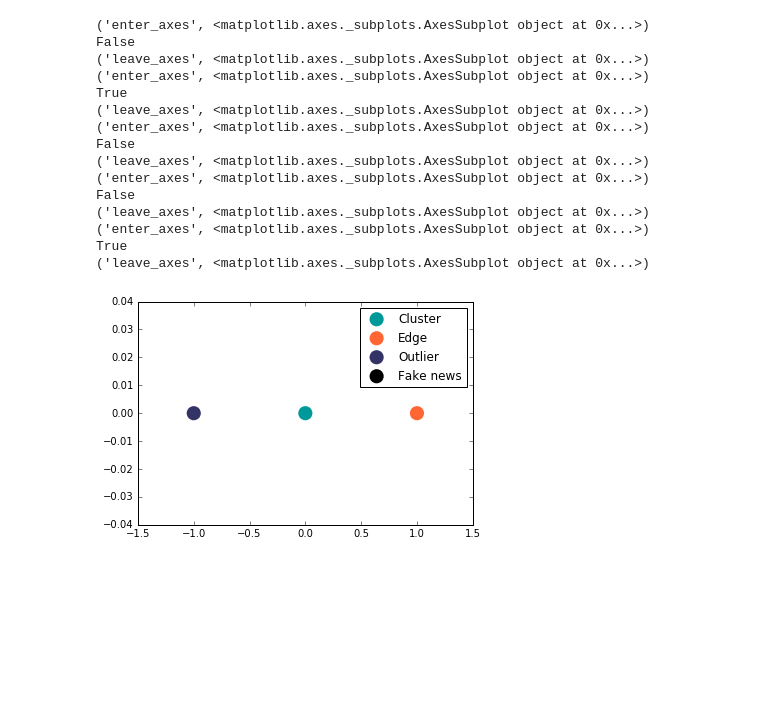
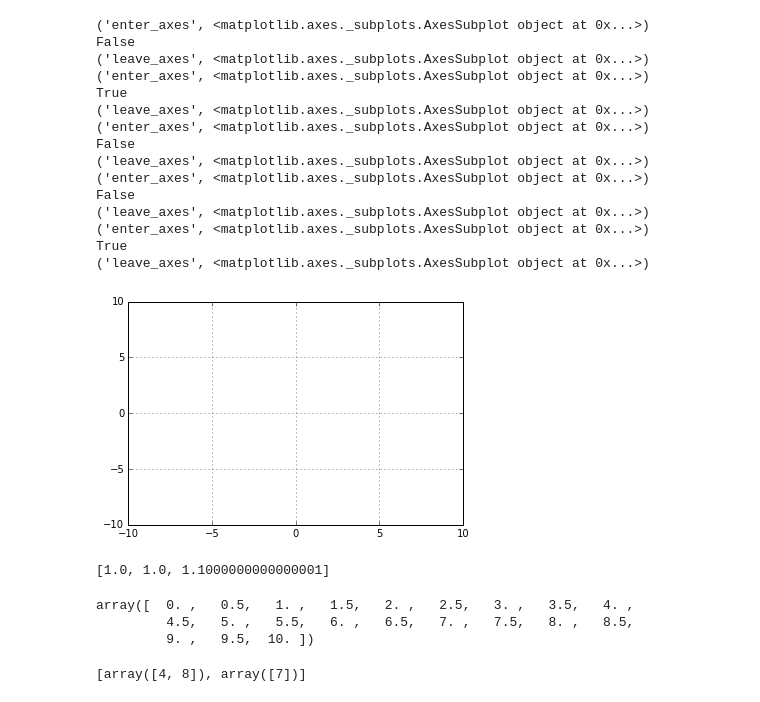
Before and after one commit to d-giles/lcfeatures, a Jupyter notebook: Work Space.ipynb, the cells around one changed output. Cells and saved outputs as stored; diff of their text form; code cells hidden in the pictures; blank space fills up the shorter version.

Commit message:
Labels adjustment iteration

```diff
--- a/Work Space.ipynb
+++ b/Work Space.ipynb
@@ -845,15 +845,41 @@ for pt in distArr:
         clusterLabel=-1
     else:
         clusterLabel=0
-# %%
-import matplotlib.pyplot as plt
-%matplotlib inline
-fig,ax = plt.subplots()
-ax.scatter(0,0,s=200,c='#009999',edgecolors='none',label='Cluster')
-ax.scatter(1,0,s=200,c='#FF6633',edgecolors='none',label='Edge')
-ax.scatter(-1,0,s=200,c='#333366',edgecolors='none',label='Outlier')
-ax.scatter([],[],s=200,c='#000000',edgecolors='none',label='Fake news')
-ax.legend(scatterpoints=1)
-plt.show()
-# %% [output]
-[figure, removed]
+# %%
+import matplotlib.pyplot as plt
+%matplotlib inline
+fig,ax = plt.subplots()
+ax.xlim(-10,10)
+ax.ylim(-10,10)
+plt.grid()
+plt.show()
+# %% [output]
+[figure, added]
+# %%
+import numpy as np
+
+a = np.array([0,.5,1,1.1,1.3,1.5,2])
+ns = [1,1.05,1.2]
+
+b = [a[np.abs(a-n).argmin()] for n in ns]
+b
+# %% [output]
+[1.0, 1.0, 1.1000000000000001]
+# %%
+np.linspace(0,10,21)
+# %% [output]
+array([  0. ,   0.5,   1. ,   1.5,   2. ,   2.5,   3. ,   3.5,   4. ,
+         4.5,   5. ,   5.5,   6. ,   6.5,   7. ,   7.5,   8. ,   8.5,
+         9. ,   9.5,  10. ])
+# %%
+x = np.array([0,1,2,3,1,5,6,2,1])
+y = np.zeros_like(x)
+
+z = np.stack([x,y],axis=1)
+idx_sort = np.argsort(z,axis=0)[:,0] # sorts based on first number only
+z_sorted = z[idx_sort]
+
+u,inv,cts = np.unique(z,axis=0,return_inverse=True,return_counts=True)
+u_el=u[cts>1]
+# %% [output]
+[array([4, 8]), array([7])]
```
Also changed, not shown: parts of 3 cells of this notebook.
